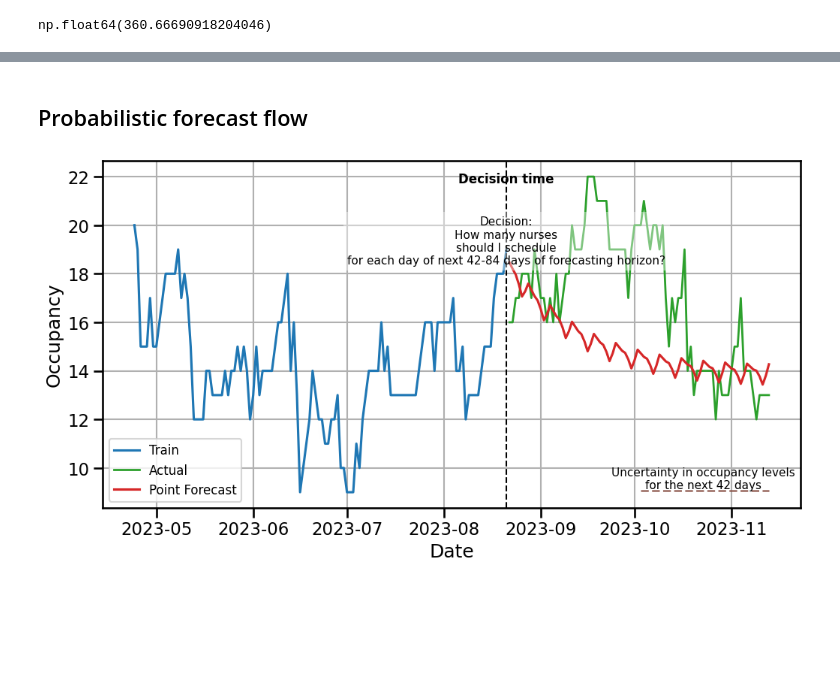
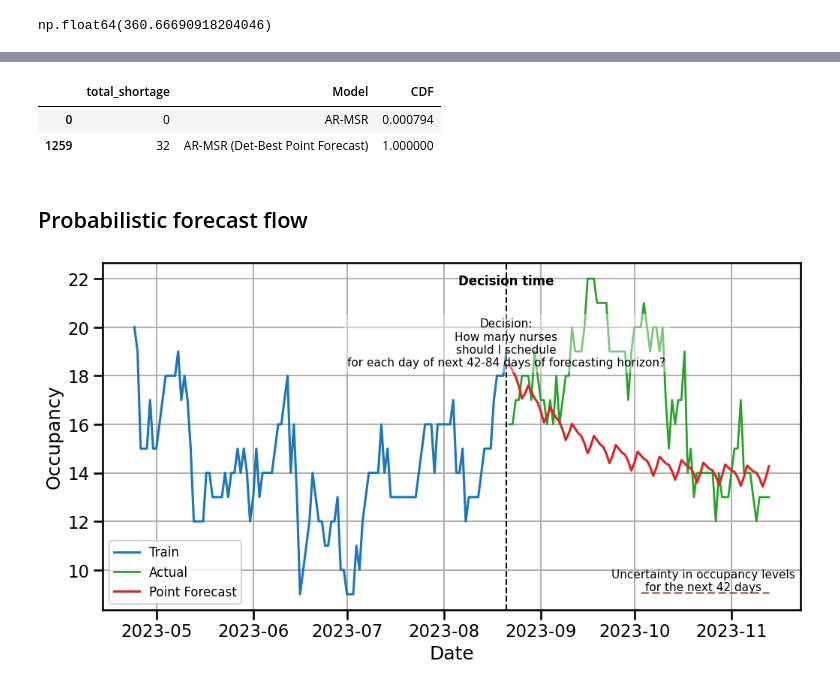
Before and after one commit to mustafaslanCoto/mustafaslanCoto.github.io, a Jupyter notebook: talks/qqf/example.ipynb, the cells around one changed output, grey strips where cells are left out. Cells and saved outputs as stored; diff of their text form; code cells hidden in the pictures; blank space fills up the shorter version.

```diff
--- a/talks/qqf/example.ipynb
+++ b/talks/qqf/example.ipynb
@@ -89,3 +89,23 @@ hm_model_ = MsHmmRegression(n_components=2, target_col=col, cat_variables=cat_co
 hm_model_.fit_em(train)
 # %% [output]
 np.float64(360.66690918204046)
+# %%
+with open('tables/comb_opt_cdf.pkl', 'rb') as f:
+    comb_opt_cdf = pickle.load(f)
+
+plt.figure(figsize=(27, 9))
+
+comb_opt_cdf['total_shortage'] = comb_opt_cdf['total_shortage'].astype(int)
+
+cutoff = 26
+markers = ['o', 's', '^', 'D', 'v', 'P', 'X', '*', 'h', '<', '>']
+
+# --------------------------------------------------
+# 1. Dominance score: P(0 understaffed days)
+# --------------------------------------------------
+dominance_score = (
+    comb_opt_cdf
+    .groupby('Model')['total_shortage']
+    .apply(lambda x: (x == 0).mean())
+    .sort_values(ascending=False)
+)
@@ -92,3 +129,11 @@ np.float64(360.66690918204046)
+# %%
+comb_opt_cdf = comb_opt_cdf.iloc[[0, -1]]
+# %%
+comb_opt_cdf
+# %% [output]
+|  | total_shortage | Model | CDF |
+| 0 | 0 | AR-MSR | 0.000794 |
+| 1259 | 32 | AR-MSR (Det-Best Point Forecast) | 1.000000 |
 # %%
 # # Save to file
 # with open('exp_results/hm_model_.pkl', 'wb') as f:
```
Also changed, not shown: parts of 2 cells of this notebook, 6 other files.
